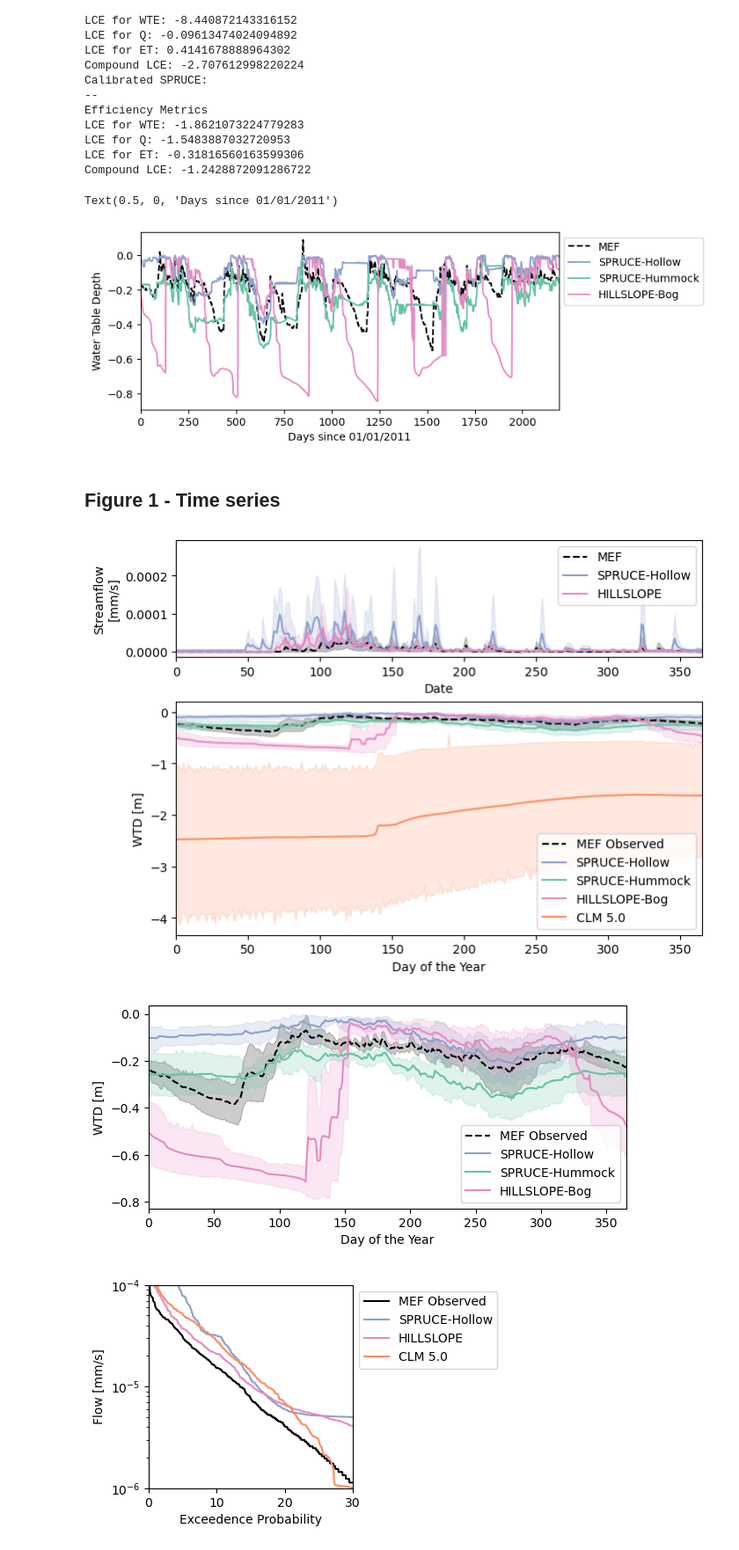
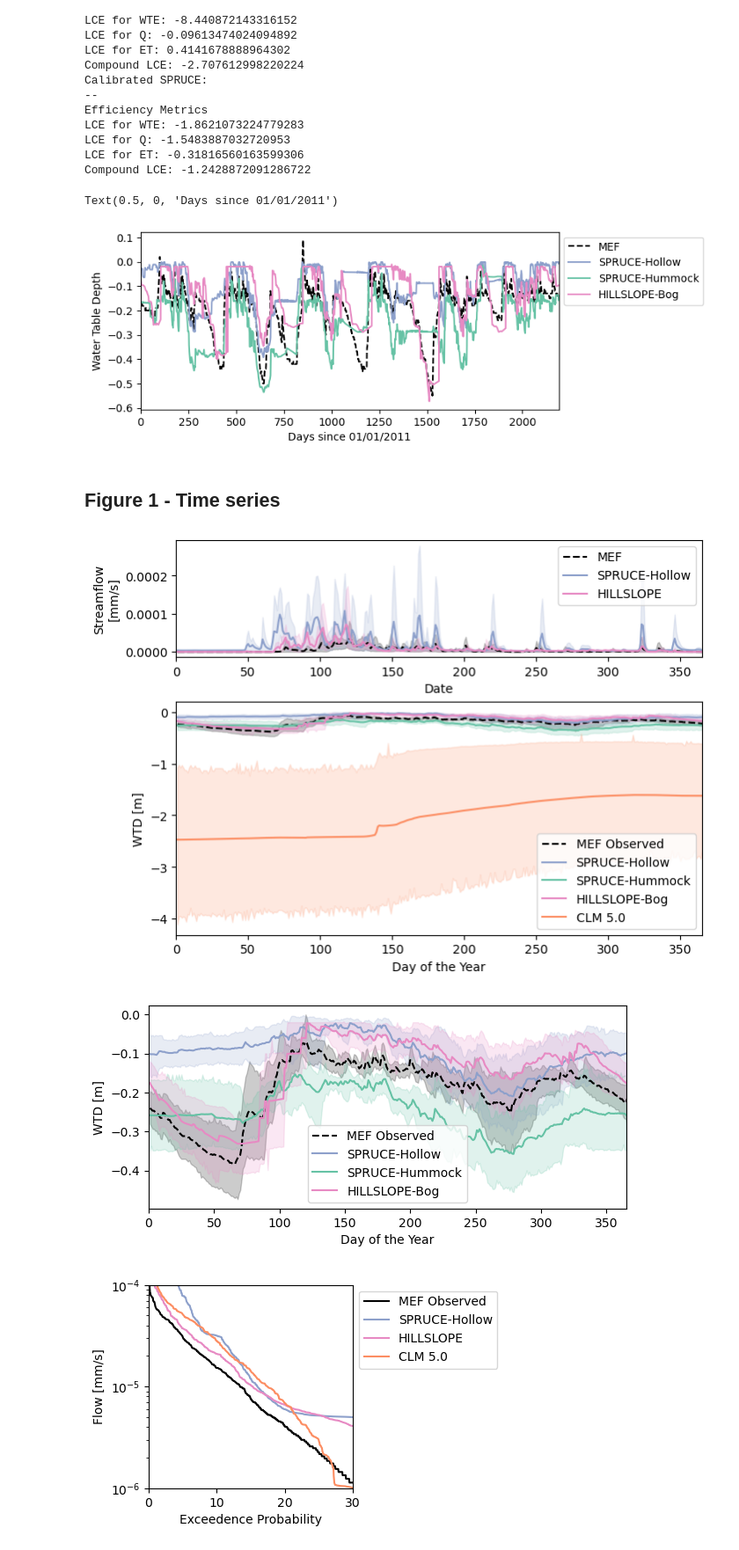
Before and after one commit to mwdjones/peatlandMIP, a Jupyter notebook: 03_plots-HillslopePaper.ipynb, the cells around one changed output. Shown at 88% size. Drawn from its saved outputs; the diff is of its cells as text; code cells hidden in the pictures.

Commit message:
redid all figures with new adjusted WTE algorithm

```diff
--- a/03_plots-HillslopePaper.ipynb
+++ b/03_plots-HillslopePaper.ipynb
@@ -181,0 +179,10 @@ HILLSLOPEcalibcol =  xr.open_mfdataset('CLM-hillslope/3col-derecho-lcecalib-medl
+# %%
+#Modified WTE algorithm data (from Sean)
+HILLSLOPEadapted = pd.read_csv('amended-wte.csv',
+                              names = ['time', 'wtd'])
+#Convert the dates from float to datetime
+#convert timestamps
+HILLSLOPEadapted['year'] = [int(str(HILLSLOPEadapted.time[i]).split('.')[0]) for i in range(0, len(HILLSLOPEadapted.time))]
+HILLSLOPEadapted['doy'] = [365*(HILLSLOPEadapted.time[i] - HILLSLOPEadapted.year[i])+1 for i in range(0, len(HILLSLOPEadapted.time))]
+HILLSLOPEadapted['date'] = [dt.datetime(HILLSLOPEadapted.year[i], 1, 1) + dt.timedelta(HILLSLOPEadapted.doy[i] - 1) for i in range(0, len(HILLSLOPEadapted))]
+HILLSLOPEadapted['date'] = HILLSLOPEadapted['date'].round('D')
@@ -191,7 +214,7 @@ HILLSLOPEcalib = HILLSLOPEcalib.sel(time = slice("2011-01-01", "2016-12-31"))
 HILLSLOPEcalibcol = HILLSLOPEcalibcol.sel(time = slice("2011-01-01", "2016-12-31"))
 CLMcalib = CLMcalib.sel(time = slice("2011-01-01", "2016-12-31"))
 
-#fenghui = FenghuiData.sel(time = slice("2014-01-01", "2016-12-31"))
+HILLSLOPEadapted = HILLSLOPEadapted[(HILLSLOPEadapted.date > pd.to_datetime("2010-12-31")) & (HILLSLOPEadapted.date < pd.to_datetime("2017-01-01"))]
 # %%
 #Set timescale length for trimming
 length = 2190
@@ -371,7 +428,7 @@ ax.plot(-SPRUCEcalib.sel(lndgrid = 1).ZWT,
              label = 'SPRUCE-Hollow', color = pal[2])
 ax.plot(-SPRUCEcalib.sel(lndgrid = 0).ZWT,
              label = 'SPRUCE-Hummock', color = pal[0])
-ax.plot(-np.array(HILLSLOPEcalibcol.sel(column = 1).ZWT).reshape(length),
+ax.plot(-np.array(HILLSLOPEadapted.wtd).reshape(length),
              label = 'HILLSLOPE-Bog', color = pal[3])
 
 ax.set_xlim(0, length)
@@ -380,7 +437,7 @@ ax.set_ylabel('Water Table Depth')
 ax.set_xlabel('Days since 01/01/2011')
 # %% [output]
 Text(0.5, 0, 'Days since 01/01/2011')
-[figure, old version]
+[figure, new version]
 # %% [markdown]
 ## Figure 1 - Time series
 # %%
@@ -410,7 +467,9 @@ sns.lineplot(x = SPRUCEcalib.sel(lndgrid = 1).time.dt.dayofyear, y = -SPRUCEcali
              label = 'SPRUCE-Hollow', color = pal[2], ax = ax2)
 sns.lineplot(x = SPRUCEcalib.sel(lndgrid = 0).time.dt.dayofyear, y = -SPRUCEcalib.sel(lndgrid = 0).ZWT,
              label = 'SPRUCE-Hummock', color = pal[0], ax = ax2)
-sns.lineplot(x = HILLSLOPEcalibcol.sel(column = 1).time.dt.dayofyear, y = -np.array(HILLSLOPEcalibcol.sel(column = 1).ZWT).reshape(length),
+#sns.lineplot(x = HILLSLOPEcalibcol.sel(column = 1).time.dt.dayofyear, y = -np.array(HILLSLOPEcalibcol.sel(column = 1).ZWT).reshape(length),
+#             label = 'HILLSLOPE-Bog', color = pal[3], ax = ax2)
+sns.lineplot(x = HILLSLOPEadapted.date.dt.dayofyear, y = -np.array(HILLSLOPEadapted.wtd).reshape(length),
              label = 'HILLSLOPE-Bog', color = pal[3], ax = ax2)
 sns.lineplot(x = CLMcalib.time.dt.dayofyear, y = -np.array(CLMcalib.ZWT).reshape(length),
              label = 'CLM 5.0', color = pal[1], ax = ax2)
@@ -419,30 +478,32 @@ ax2.set_ylabel('WTD [m]')
 ax2.set_xlabel('Day of the Year')
 ax2.set_xlim(0, 365)
 ax.set_xlim(0, 365)
-plt.savefig('./figures/Pub_redo/timeseries.pdf', bbox_inches = 'tight')
-plt.savefig('./figures/Pub_redo/timeseries.svg', bbox_inches = 'tight')
+plt.savefig('./figures/Pub_redo_newAlg/timeseries.pdf', bbox_inches = 'tight')
+plt.savefig('./figures/Pub_redo_newAlg/timeseries.svg', bbox_inches = 'tight')
 # %% [output]
-[figure, old version]
+[figure, new version]
 # %%
 #Plot 1.5: Water Table Dynamics up close
 fig, ax = plt.subplots(1, 1, figsize = (7, 3))
 
 sns.lineplot(x = wte_all.DATE.dt.dayofyear, y = wte_all.WTD,
              color = 'black', linestyle = '--', label = 'MEF Observed', ax = ax)
 sns.lineplot(x = SPRUCEcalib.sel(lndgrid = 1).time.dt.dayofyear, y = -SPRUCEcalib.sel(lndgrid = 1).ZWT,
              label = 'SPRUCE-Hollow', color = pal[2], ax = ax)
 sns.lineplot(x = SPRUCEcalib.sel(lndgrid = 0).time.dt.dayofyear, y = -SPRUCEcalib.sel(lndgrid = 0).ZWT,
              label = 'SPRUCE-Hummock', color = pal[0], ax = ax)
-sns.lineplot(x = HILLSLOPEcalibcol.sel(column = 1).time.dt.dayofyear, y = -np.array(HILLSLOPEcalibcol.sel(column = 1).ZWT).reshape(length),
+#sns.lineplot(x = HILLSLOPEcalibcol.sel(column = 1).time.dt.dayofyear, y = -np.array(HILLSLOPEcalibcol.sel(column = 1).ZWT).reshape(length),
+#             label = 'HILLSLOPE-Bog', color = pal[3], ax = ax)
+sns.lineplot(x = HILLSLOPEadapted.date.dt.dayofyear, y = -np.array(HILLSLOPEadapted.wtd).reshape(length),
              label = 'HILLSLOPE-Bog', color = pal[3], ax = ax)
 
 ax.set_xlim(0, 365)
 ax.set_ylabel('WTD [m]')
 ax.set_xlabel('Day of the Year')
-plt.savefig('./figures/Pub_redo/timeseries_inset.pdf', bbox_inches = 'tight')
-plt.savefig('./figures/Pub_redo/timeseries_inset.svg', bbox_inches = 'tight')
+plt.savefig('./figures/Pub_redo_newAlg/timeseries_inset.pdf', bbox_inches = 'tight')
+plt.savefig('./figures/Pub_redo_newAlg/timeseries_inset.svg', bbox_inches = 'tight')
 # %% [output]
-[figure, old version]
+[figure, new version]
 # %%
 #Plot 2 Streamflow Duration Curves for 2011-2017
 
```
Also changed, not shown: parts of 12 cells of this notebook, 16 other files.
